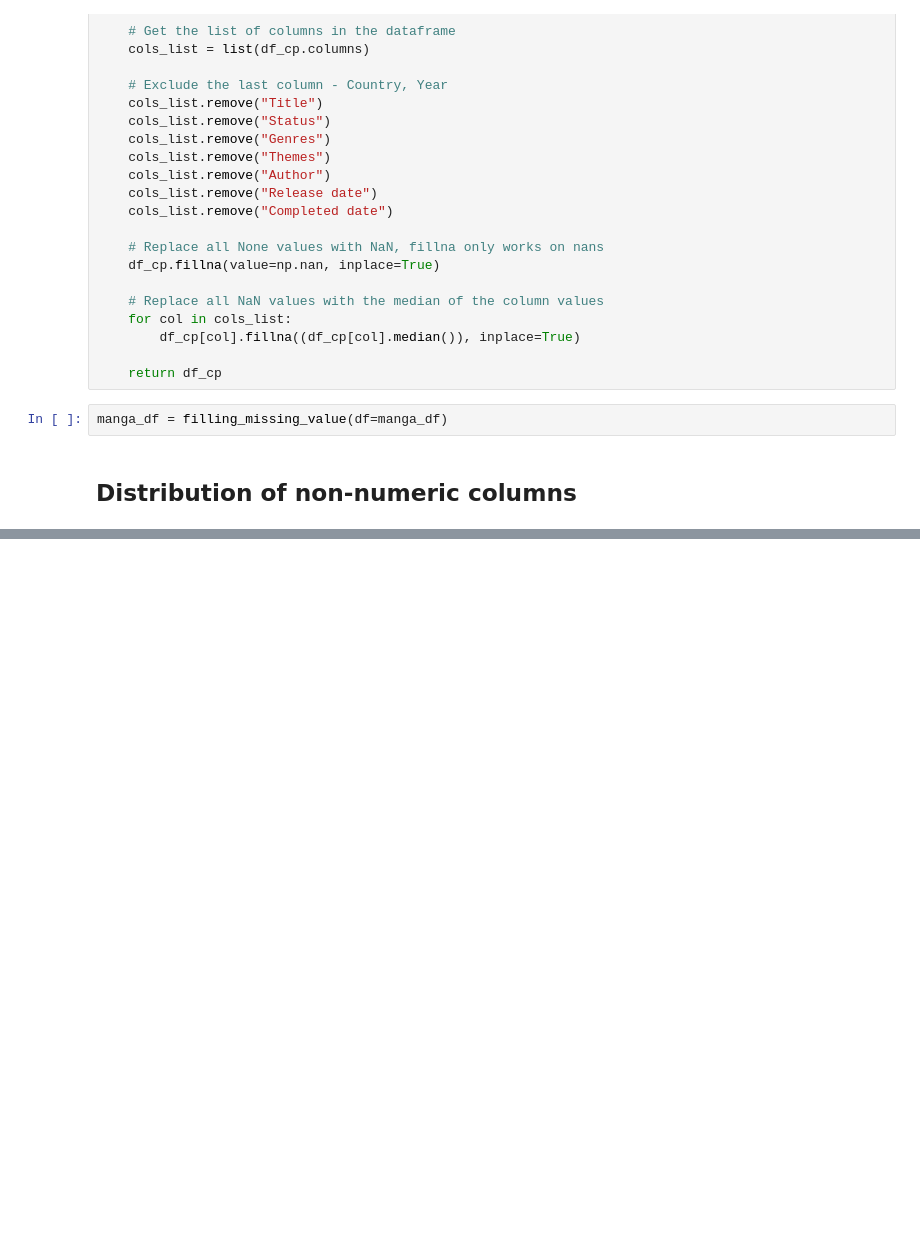
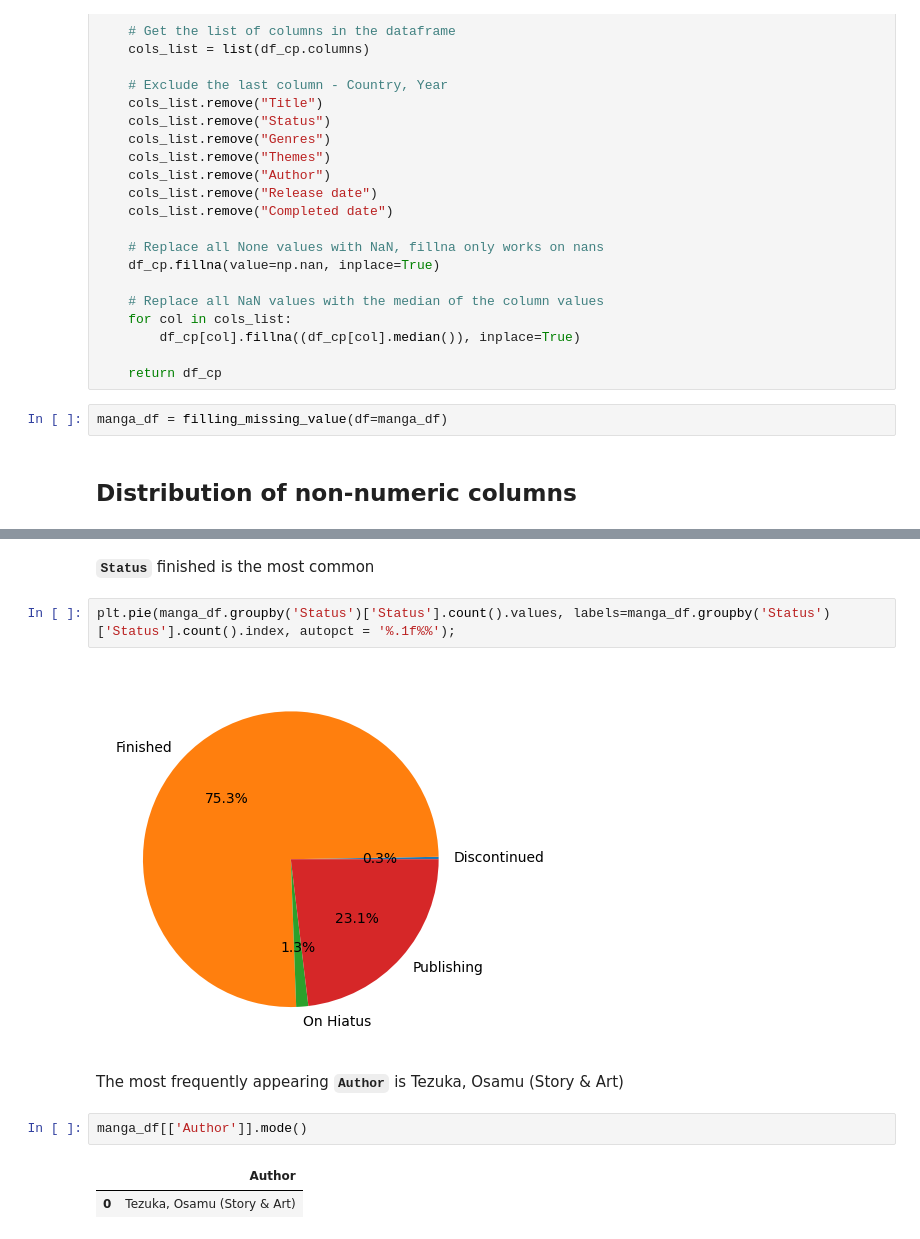
Before and after one commit to duongtruongbinh/IntroDS_FinalProject, a Jupyter notebook: src/Data_Exploration_and_PreProcessing.ipynb, the cells around one changed output, grey strips where cells are left out. Saved outputs shown, nothing was run; the diff lists cells and outputs as text; blank space fills up the shorter version.

```diff
--- a/src/Data_Exploration_and_PreProcessing.ipynb
+++ b/src/Data_Exploration_and_PreProcessing.ipynb
@@ -449,0 +493,13 @@ manga_df = filling_missing_value(df=manga_df)
+# %% [markdown]
+**`Status`** finished is the most common
+# %%
+plt.pie(manga_df.groupby('Status')['Status'].count().values, labels=manga_df.groupby('Status')['Status'].count().index, autopct = '%.1f%%');
+# %% [output]
+[figure, added]
+# %% [markdown]
+The most frequently appearing **`Author`** is Tezuka, Osamu (Story & Art)
+# %%
+manga_df[['Author']].mode()
+# %% [output]
+|  | Author |
+| 0 | Tezuka, Osamu (Story & Art) |
```
Also changed, not shown: parts of 29 cells of this notebook.
